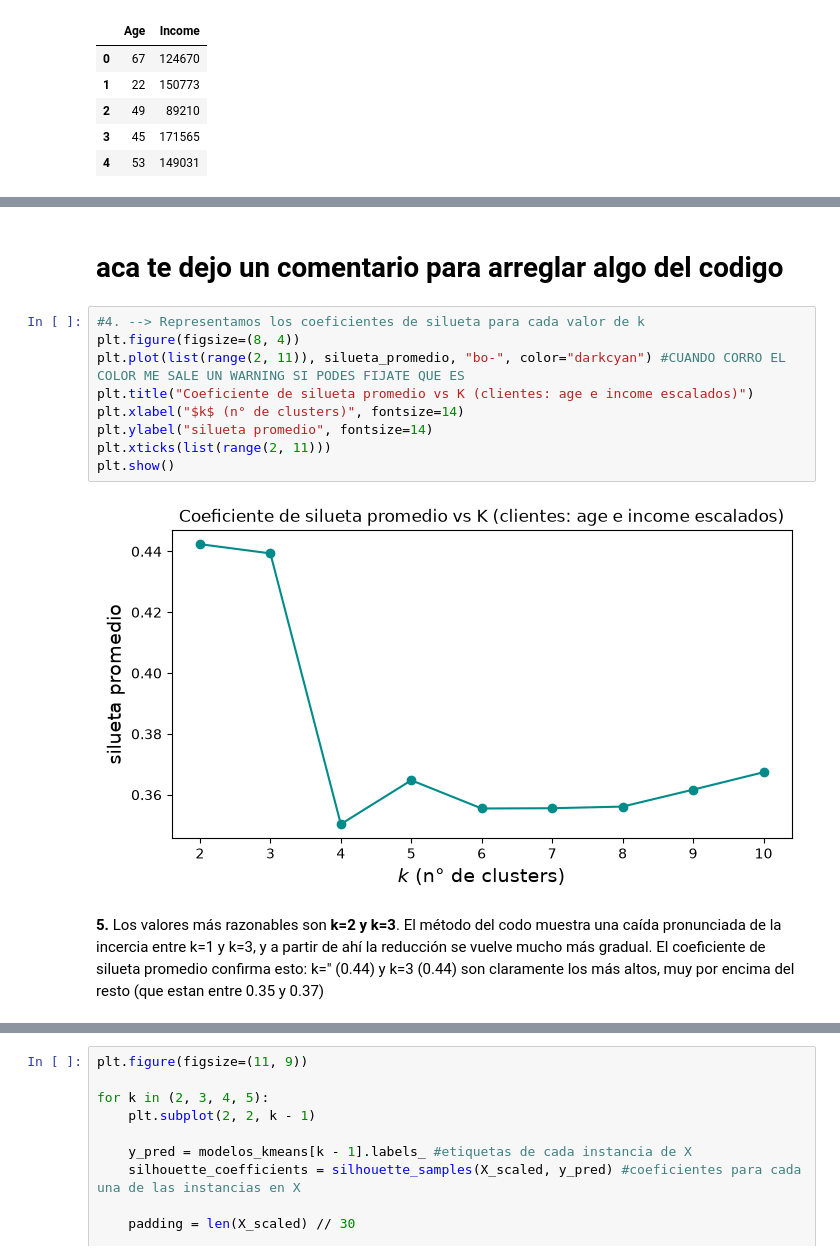
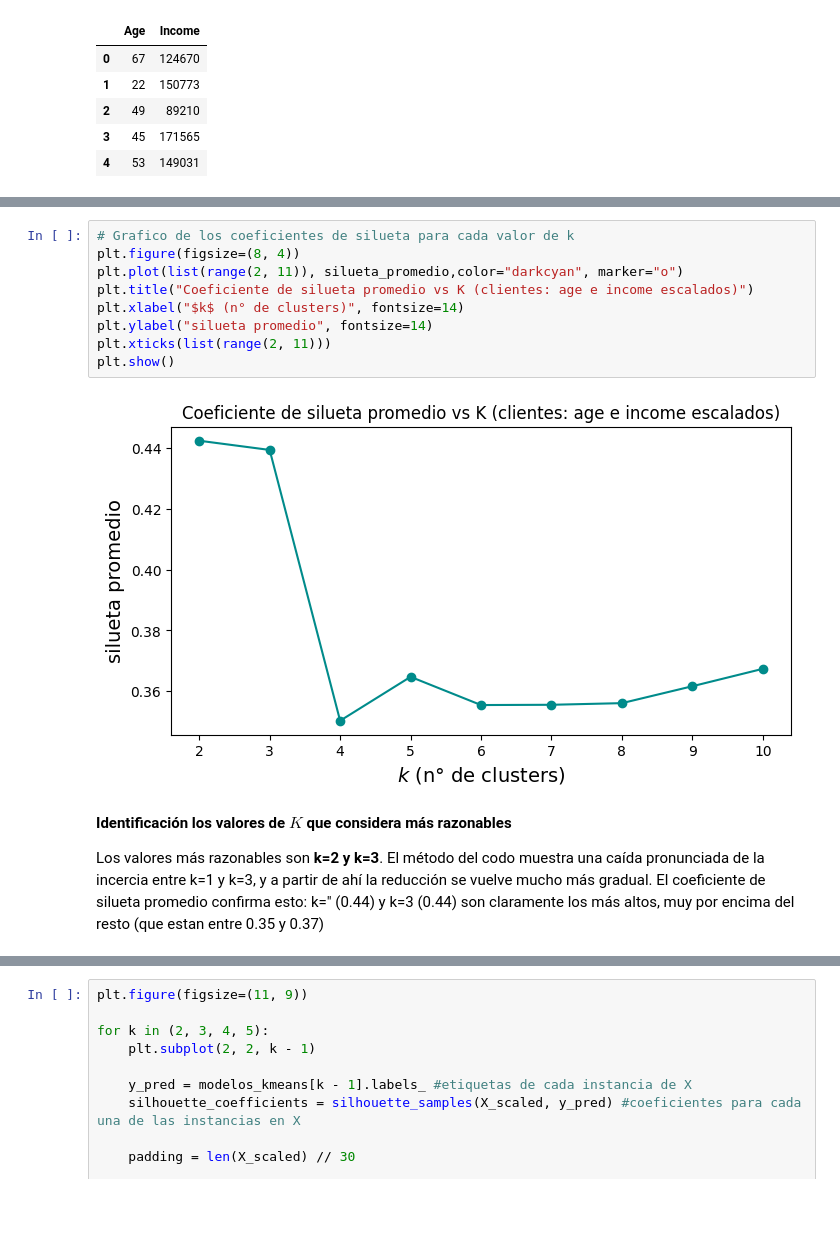
Before and after one commit to LuciaSaravia/Aprendizaje-Automatico, a Jupyter notebook: Actividad4_Clustering_Segmentacion_clientes_grupo_5.ipynb, the cells around one changed output, grey strips where cells are left out. Cells and saved outputs as stored; diff of their text form; blank space fills up the shorter version.

```diff
--- a/Actividad4_Clustering_Segmentacion_clientes_grupo_5.ipynb
+++ b/Actividad4_Clustering_Segmentacion_clientes_grupo_5.ipynb
@@ -214,18 +212,18 @@ plt.show()
-# %% [markdown]
-# **aca te dejo un comentario para arreglar algo del codigo**
 # %%
-#4. --> Representamos los coeficientes de silueta para cada valor de k
+# Grafico de los coeficientes de silueta para cada valor de k
 plt.figure(figsize=(8, 4))
-plt.plot(list(range(2, 11)), silueta_promedio, "bo-", color="darkcyan") #CUANDO CORRO EL COLOR ME SALE UN WARNING SI PODES FIJATE QUE ES
+plt.plot(list(range(2, 11)), silueta_promedio,color="darkcyan", marker="o")
 plt.title("Coeficiente de silueta promedio vs K (clientes: age e income escalados)")
 plt.xlabel("$k$ (n° de clusters)", fontsize=14)
 plt.ylabel("silueta promedio", fontsize=14)
 plt.xticks(list(range(2, 11)))
 plt.show()
 # %% [output]
-[figure, old version]
+[figure, new version]
 # %% [markdown]
-**5.** Los valores más razonables son **k=2 y k=3**. El método del codo muestra una caída pronunciada de la incercia entre k=1 y k=3, y a partir de ahí la reducción se vuelve mucho más gradual. El coeficiente de silueta promedio confirma esto: k=" (0.44) y k=3 (0.44) son claramente los más altos, muy por encima del resto (que estan entre 0.35 y 0.37)
+**Identificación los valores de $K$ que considera más razonables**
+
+Los valores más razonables son **k=2 y k=3**. El método del codo muestra una caída pronunciada de la incercia entre k=1 y k=3, y a partir de ahí la reducción se vuelve mucho más gradual. El coeficiente de silueta promedio confirma esto: k=" (0.44) y k=3 (0.44) son claramente los más altos, muy por encima del resto (que estan entre 0.35 y 0.37)
 # %% [markdown]
 ### 4. Análisis de los diagramas de silueta
 
```
Also changed, not shown: parts of 37 cells of this notebook.
